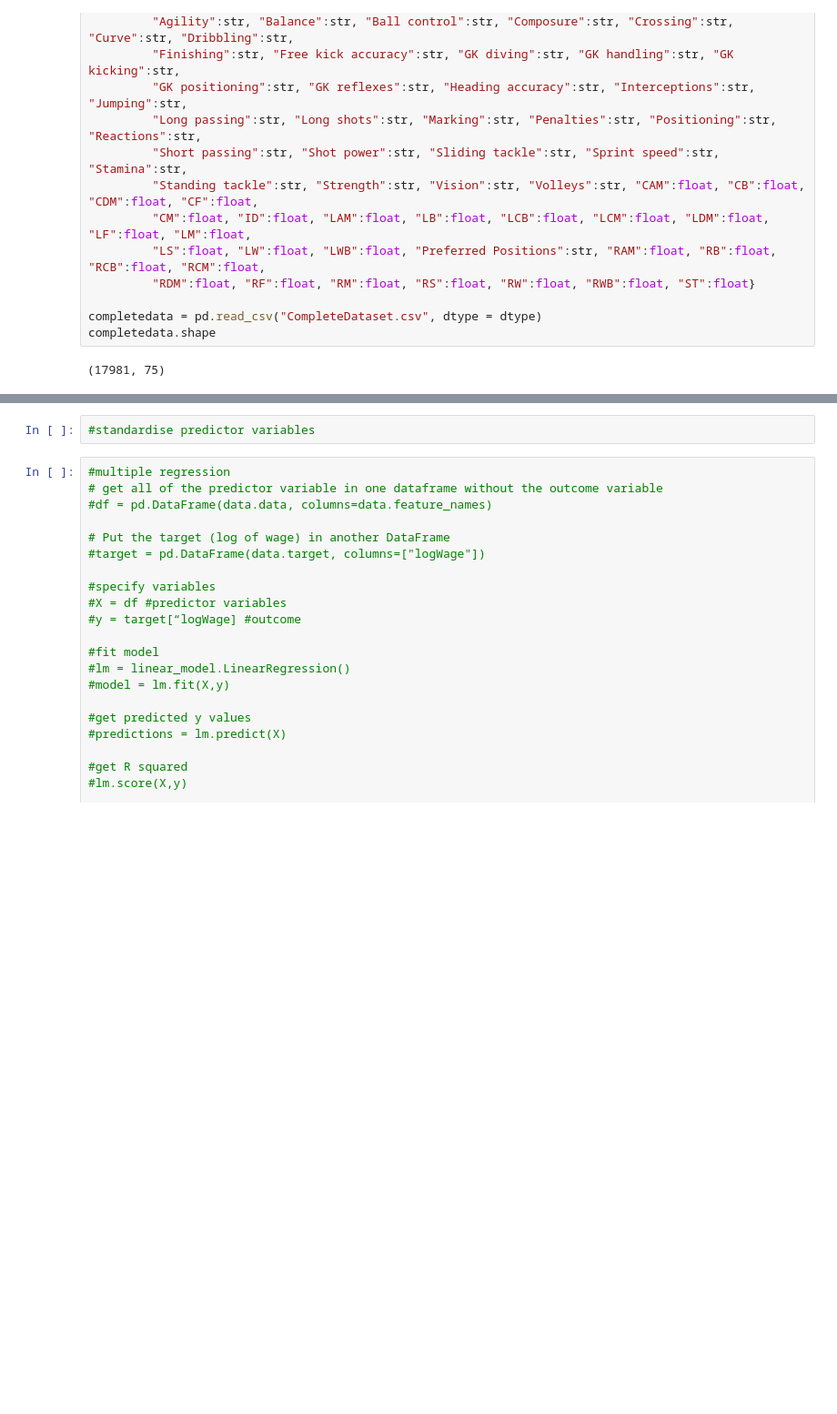
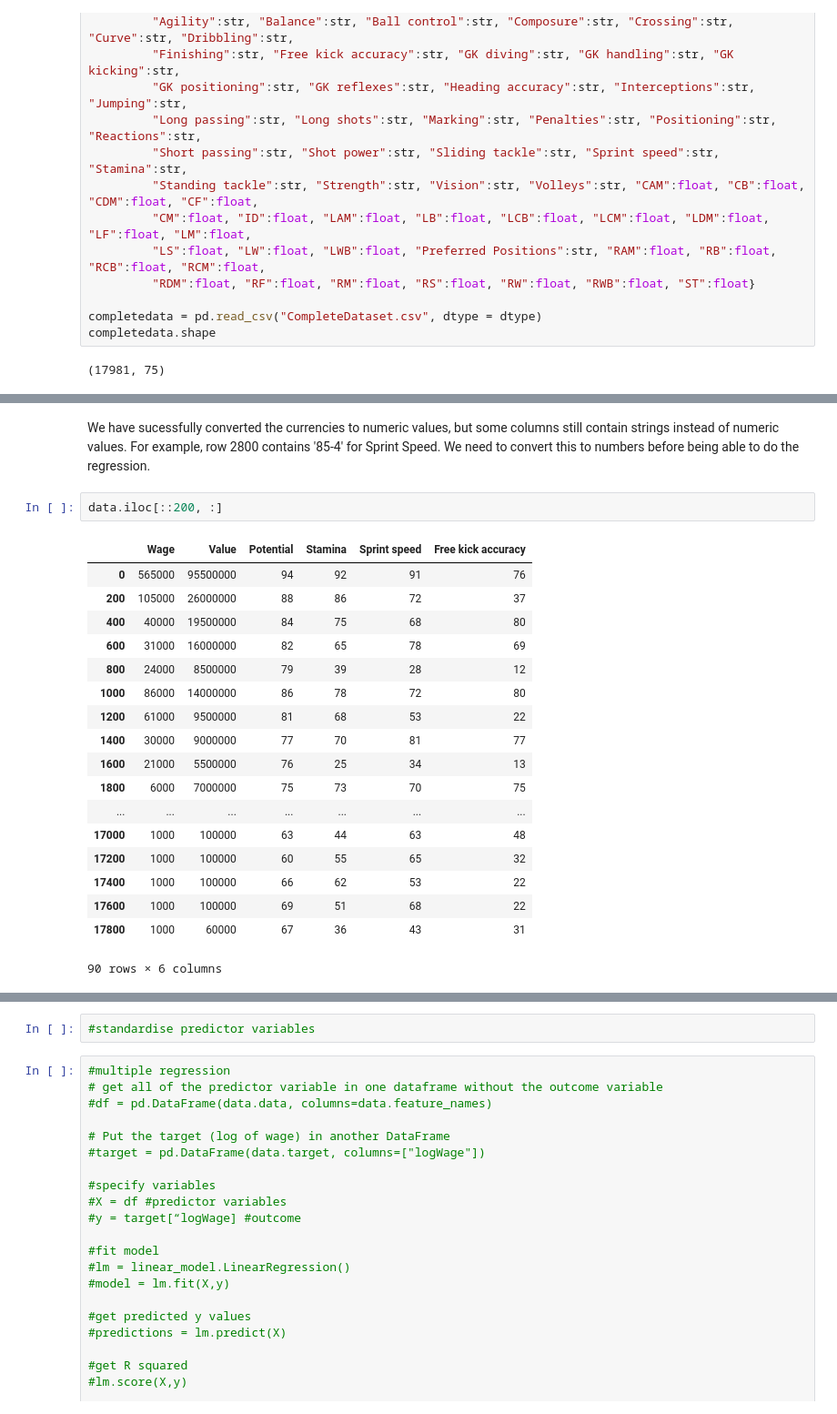
Before and after one commit to Umuzi-org/FIFA18_multiple_regression, a Jupyter notebook: FIFA18_multiple_regression_example.ipynb, the cells around one changed output, grey strips where cells are left out. Shown at 91% size. Cells and saved outputs as stored; diff of their text form; blank space fills up the shorter version.

```diff
--- a/FIFA18_multiple_regression_example.ipynb
+++ b/FIFA18_multiple_regression_example.ipynb
@@ -87,0 +79,23 @@ completedata.head()
+# %% [markdown]
+We have sucessfully converted the currencies to numeric values, but some columns still contain strings instead of numeric values. For example, row 2800 contains '85-4' for Sprint Speed. We need to convert this to numbers before being able to do the regression.
+# %%
+data.iloc[::200, :]
+# %% [output]
+|  | Wage | Value | Potential | Stamina | Sprint speed | Free kick accuracy |
+| 0 | 565000 | 95500000 | 94 | 92 | 91 | 76 |
+| 200 | 105000 | 26000000 | 88 | 86 | 72 | 37 |
+| 400 | 40000 | 19500000 | 84 | 75 | 68 | 80 |
+| 600 | 31000 | 16000000 | 82 | 65 | 78 | 69 |
+| 800 | 24000 | 8500000 | 79 | 39 | 28 | 12 |
+| 1000 | 86000 | 14000000 | 86 | 78 | 72 | 80 |
+| 1200 | 61000 | 9500000 | 81 | 68 | 53 | 22 |
+| 1400 | 30000 | 9000000 | 77 | 70 | 81 | 77 |
+| 1600 | 21000 | 5500000 | 76 | 25 | 34 | 13 |
+| 1800 | 6000 | 7000000 | 75 | 73 | 70 | 75 |
+| ... | ... | ... | ... | ... | ... | ... |
+| 17000 | 1000 | 100000 | 63 | 44 | 63 | 48 |
+| 17200 | 1000 | 100000 | 60 | 55 | 65 | 32 |
+| 17400 | 1000 | 100000 | 66 | 62 | 53 | 22 |
+| 17600 | 1000 | 100000 | 69 | 51 | 68 | 22 |
+| 17800 | 1000 | 60000 | 67 | 36 | 43 | 31 |
+90 rows × 6 columns
```
Also changed, not shown: parts of 20 cells of this notebook.
